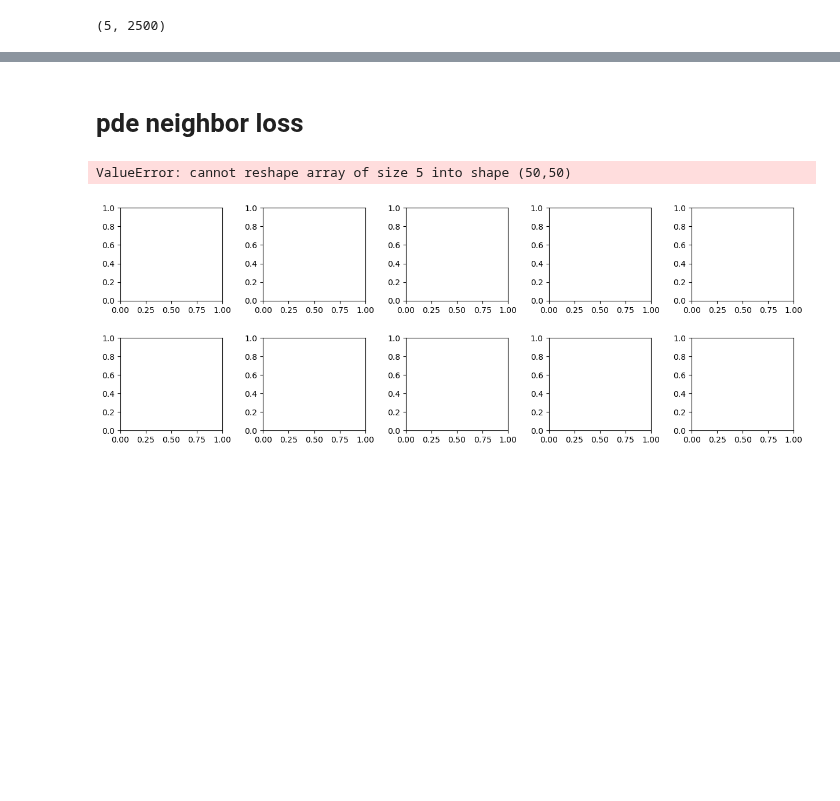
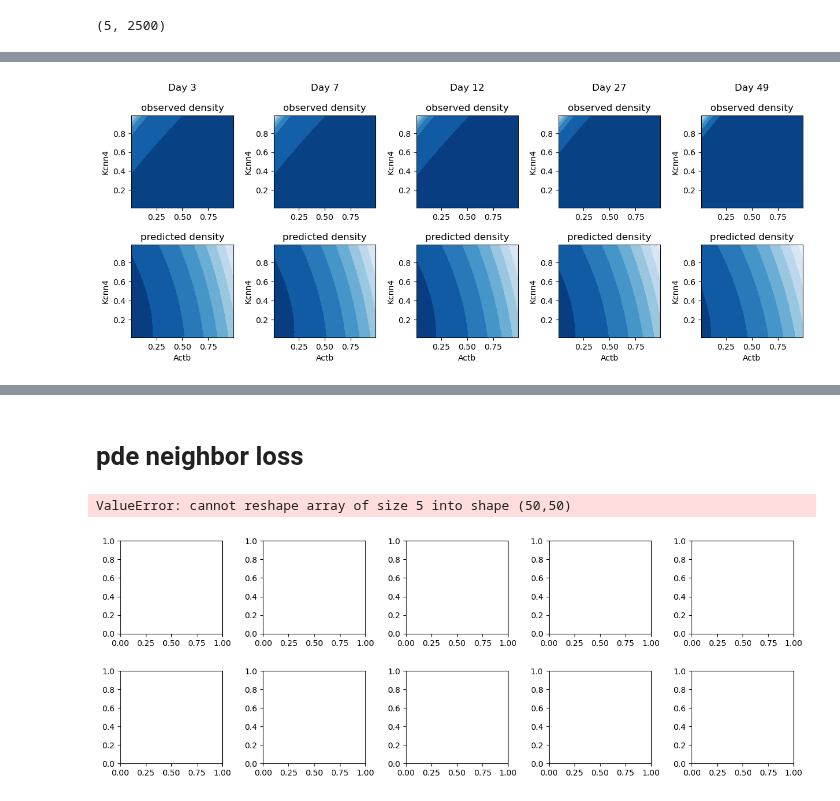
Before and after one commit to oZwZo/PINN_dynamics, a Jupyter notebook: Explore_Notebook/6.simulation/6-6.pde_discretized_eval.ipynb, the cells around one changed output, grey strips where cells are left out. Cells and saved outputs as stored; diff of their text form; code cells hidden in the pictures; blank space fills up the shorter version.

```diff
--- a/Explore_Notebook/6.simulation/6-6.pde_discretized_eval.ipynb
+++ b/Explore_Notebook/6.simulation/6-6.pde_discretized_eval.ipynb
@@ -19,4 +21,4 @@ ckpt_path = "logs/ery_mk-Actb_Kcnn4_scaled_S_multiBnch/pde_params_meshgrid/light
 model_name = ckpt_path.split("/")[2].replace("_tsense","")
 model_class = eval(f"models.{model_name}")
 # %%
-pde_model = model_class.load_from_checkpoint(ckpt_path)
+pde_model = model_class.load_from_checkpoint(ckpt_path,map_location='cuda:1')
@@ -26,7 +26,7 @@ FileNotFoundError: [Errno 2] No such file or directory: '/ssd/users/Wergillius/P
 # load data
 # %%
 # MODEL CLASS and define model
-pde_model = model_class.load_from_checkpoint(ckpt_path)
+# pde_model = model_class.load_from_checkpoint(ckpt_path)
 device = pde_model.device
 
 data_name = ckpt_path.split("/")[1].split("-")[0]
@@ -135,0 +195,25 @@ PINN.pl.meshgrid_density_by_time(u_b, u_int_all, train_DS, 'Actb', 'Kcnn4');
+# %%
+s_input = torch.from_numpy(train_DS.s).float().to(device)
+g_hat = []
+v_hat = []
+D_hat = []
+with torch.no_grad():
+	for i in range(len(t_list)):
+		t_input = torch.full((s_input.shape[0],),fill_value=t_list[i]).to(device)
+		g = pde_model.g(s_input, t_input)
+		v = pde_model.v(s_input, t_input)
+		D = pde_model.D(s_input, t_input)
+
+		g_hat.append(g.cpu().numpy())
+		v_hat.append(v.cpu().numpy())
+		D_hat.append(D.cpu().numpy())
+
+torch.cuda.empty_cache()
+g_hat = np.stack(g_hat)
+g_hat = g_hat / 15
+
+v_hat = np.stack(v_hat)
+v_hat = v_hat / 15
+
+D_hat = np.stack(D_hat)
+D_hat = D_hat / 15
@@ -135,0 +233,4 @@ PINN.pl.meshgrid_density_by_time(u_b, u_int_all, train_DS, 'Actb', 'Kcnn4');
+# %%
+fig, ax = PINN.pl.meshgrid_density_by_time(g_hat, D_hat, train_DS, 'Actb', 'Kcnn4');
+# %% [output]
+[figure, added]
```
Also changed, not shown: parts of 26 cells of this notebook.
